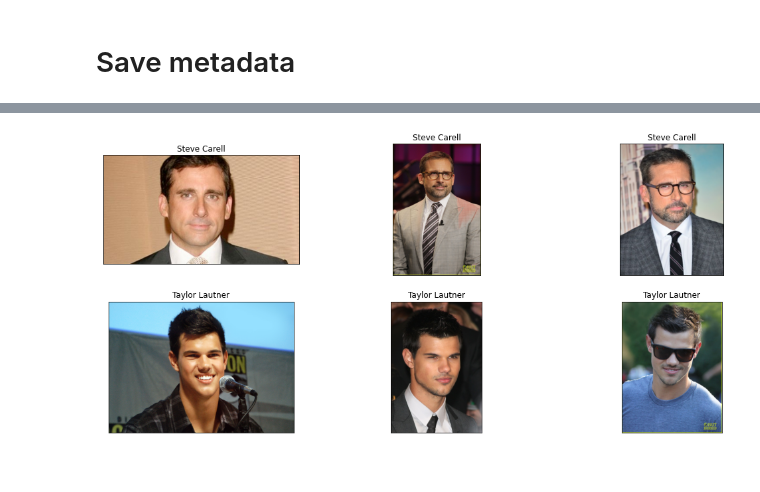
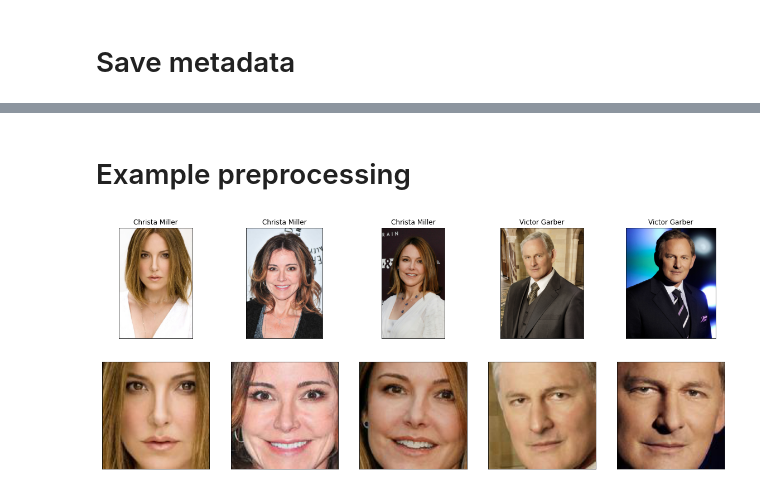
Before and after one commit to ArtemAvanesov/Face-recognition, a Jupyter notebook: face_recognition.ipynb, the cells around one changed output, grey strips where cells are left out. Saved outputs shown, nothing was run; the diff lists cells and outputs as text; code cells hidden in the pictures.

```diff
--- a/face_recognition.ipynb
+++ b/face_recognition.ipynb
@@ -324,21 +333,46 @@ pd.DataFrame(data=metadata, columns=["image_id", "person_id", "name", "sex"])
-# %%
-images, labels = [],[]
-for i in range(1,4,1):
-  j = metadata[i][0]
-  image = cv2.imread(folder_for_actors+"/{}.jpg".format(j))
-  images.append(image)
-  labels.append(metadata[i][2])
-
-for i in range(200,203,1):
-  j = metadata[i][0]
-  image = cv2.imread(folder_for_actors+"/{}.jpg".format(j))
-  images.append(image)
-  labels.append(metadata[i][2])
-
-fix,axes = plt.subplots(2,3, figsize=(18,8), subplot_kw={'xticks':(),'yticks':()})
-for img, label, ax in zip(images, labels, axes.ravel()):
-    img = cv2.cvtColor(img, cv2.COLOR_BGR2RGB)
-    ax.imshow(img, cmap=plt.cm.binary)
-    ax.set_title(label)
-# %% [output]
-[figure, removed]
+# %% [markdown]
+# Example preprocessing
+# %%
+actresses_files_names_crop = os.listdir(folder_for_croped_actresses)
+actors_files_names_crop = os.listdir(folder_for_croped_actors)
+images = []
+names = []
+
+for i in range(20,23,1):
+  img = io.imread(folder_for_actresses + "/" + actresses_files_names_crop[i])
+  images.append(img)
+  index_dot = actresses_files_names_crop[i].find('.')
+  name = int(actresses_files_names_crop[i][:index_dot])
+  id_metadata = np.where(np.array(metadata[:,0], dtype='int64') == name)[0][0]
+  names.append(metadata[id_metadata,2])
+
+for i in range(30,32,1):
+  img = io.imread(folder_for_actors + "/" + actors_files_names_crop[i])
+  images.append(img)
+  index_dot = actors_files_names_crop[i].find('.')
+  name = int(actors_files_names_crop[i][:index_dot])
+  id_metadata = np.where(np.array(metadata[:,0], dtype='int64') == name)[0][0]
+  names.append(metadata[id_metadata,2])
+
+for i in range(20,23,1):
+  img = io.imread(folder_for_croped_actresses + "/" + actresses_files_names_crop[i])
+  images.append(img)
+  index_dot = actresses_files_names_crop[i].find('.')
+  name = int(actresses_files_names_crop[i][:index_dot])
+  id_metadata = np.where(np.array(metadata[:,0], dtype='int64') == name)[0][0]
+  names.append("")
+
+for i in range(30,32,1):
+  img = io.imread(folder_for_croped_actors + "/" + actors_files_names_crop[i])
+  images.append(img)
+  index_dot = actors_files_names_crop[i].find('.')
+  name = int(actors_files_names_crop[i][:index_dot])
+  id_metadata = np.where(np.array(metadata[:,0], dtype='int64') == name)[0][0]
+  names.append("")
+
+fix,axes = plt.subplots(2,5, figsize=(20,8), subplot_kw={'xticks':(),'yticks':()})
+for name, image, ax in zip(names, images, axes.ravel()):
+    ax.imshow(image)
+    ax.set_title(name)
+# %% [output]
+[figure, added]
```
Also changed, not shown: parts of 6 cells of this notebook.
